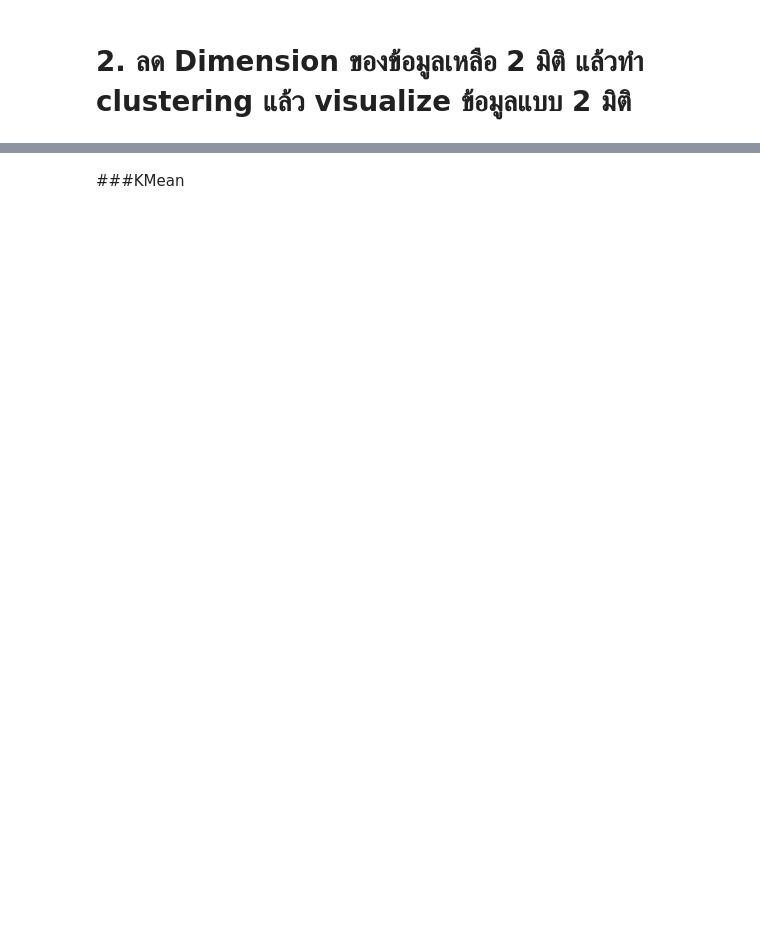
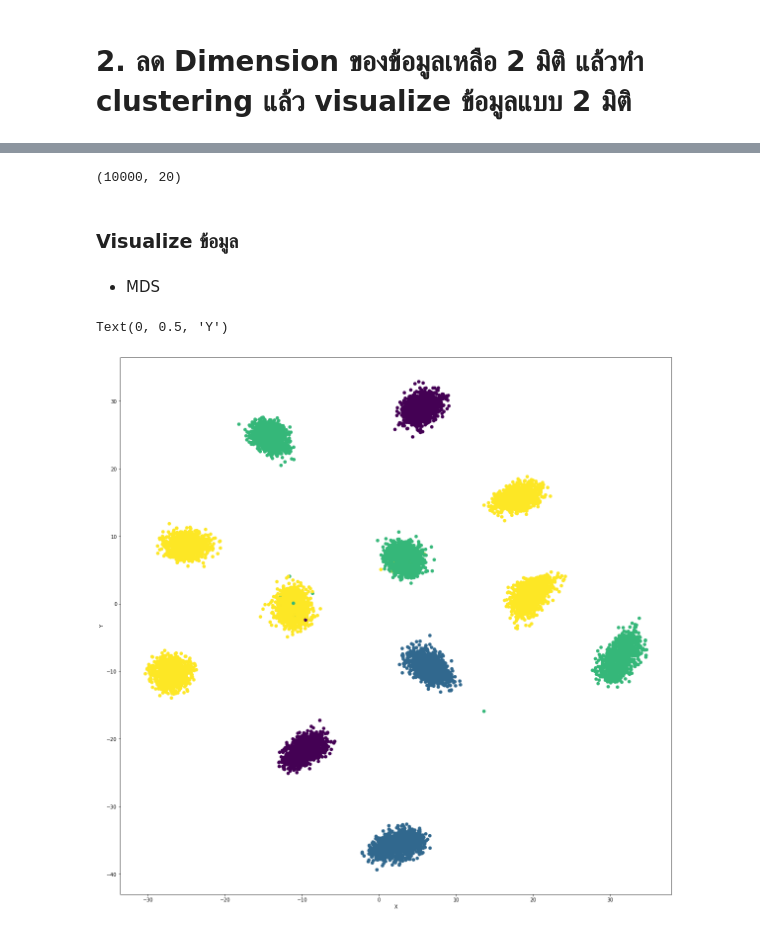
Before and after one commit to PhinyadaPhen/Multivariate, a Jupyter notebook: Multivariate_Exam.ipynb, the cells around one changed output, grey strips where cells are left out. Cells and saved outputs as stored; diff of their text form; code cells hidden in the pictures; blank space fills up the shorter version.

```diff
--- a/Multivariate_Exam.ipynb
+++ b/Multivariate_Exam.ipynb
@@ -273,0 +277,3 @@ Text(0, 0.5, 'Y')
+# %%
+Datanew = Data.iloc[:,1:21]
+Datanew
@@ -274,15 +294,24 @@ Text(0, 0.5, 'Y')
+# %%
+Datanew.shape # ดูขนาดของข้อมูลว่าเป็นไปตามที่ต้องการไหม
+# %% [output]
+(10000, 20)
+# %% [markdown]
+### Visualize ข้อมูล
+# %% [markdown]
+* MDS
 # %%
 from sklearn.manifold import MDS
 # %%
 mds = MDS(n_components=2)
 # %%
-new_mds = mds.fit_transform(Data)
+new_mds = mds.fit_transform(Datanew)
-# %% [markdown]
-###KMean
 # %%
 kmeans2 = KMeans(n_clusters=4)
-kmeans2.fit(Data)
-b = kmeans2.predict(Data)
-plt.scatter(new_pca[:,0],new_pca[:,1], c=a)
+kmeans2.fit(Datanew)
+b = kmeans2.predict(Datanew)
+plt.scatter(new_mds[:,0],new_mds[:,1], c=a)
 plt.xlabel('X')
 plt.ylabel('Y')
+# %% [output]
+Text(0, 0.5, 'Y')
+[figure, added]
```
Also changed, not shown: parts of 30 cells of this notebook.
